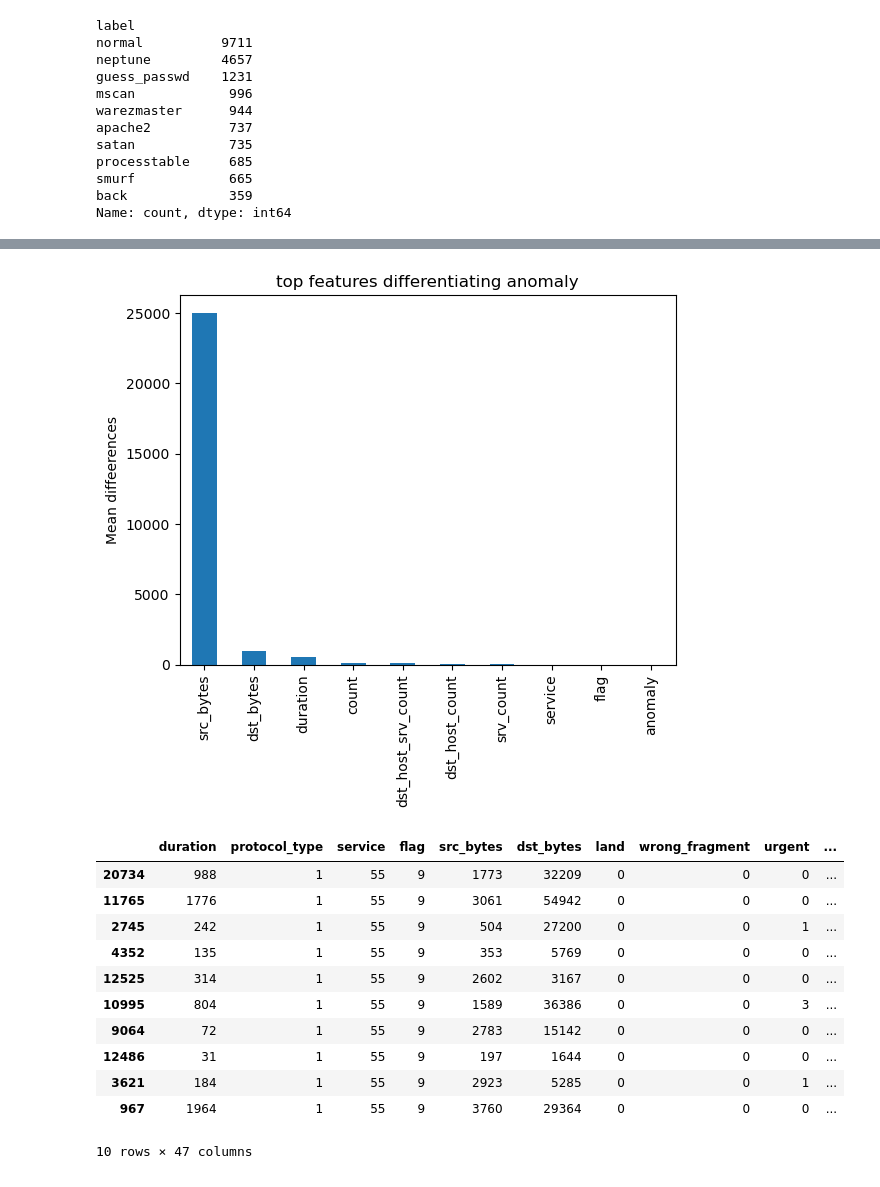
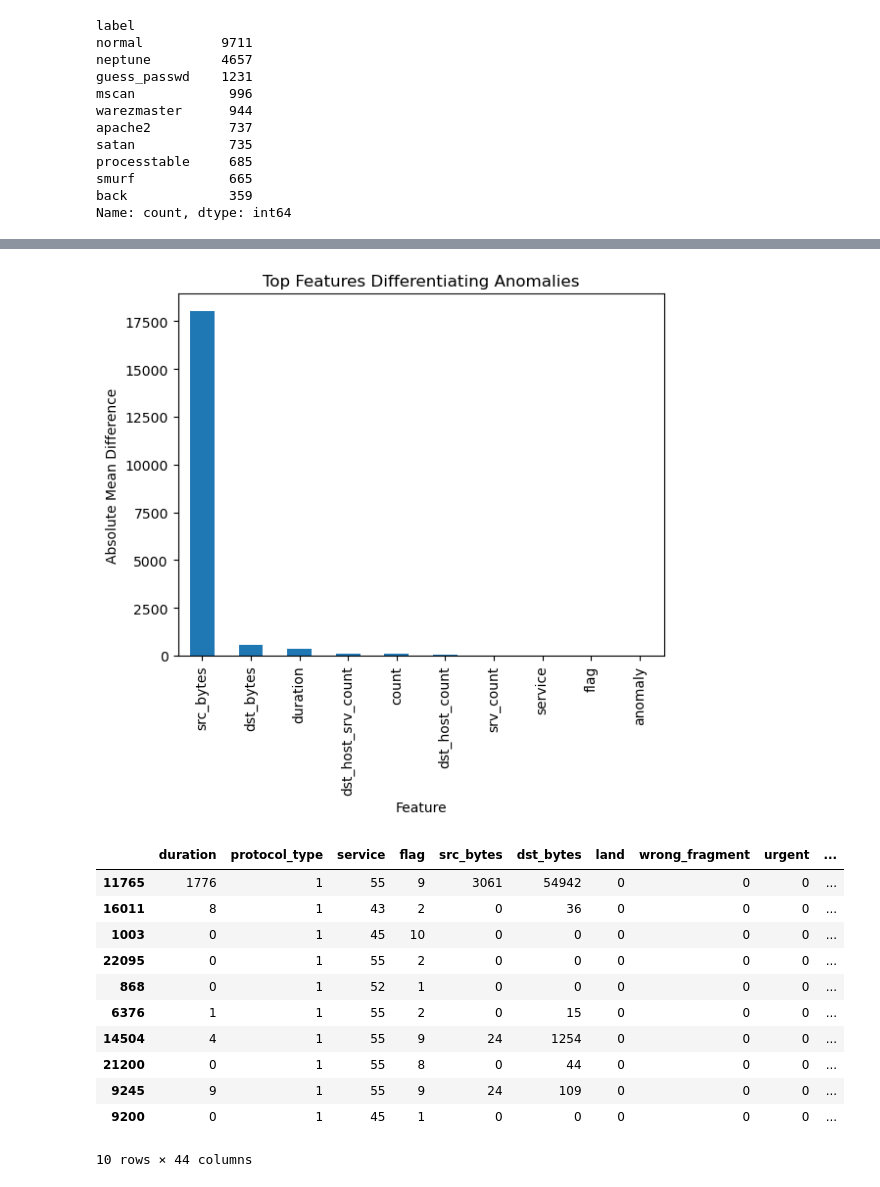
Before and after one commit to Jenish045/network-anomaly-detection, a Jupyter notebook: notebooks/03_isolation_forest.ipynb, the cells around one changed output, grey strips where cells are left out. Drawn from its saved outputs; the diff is of its cells as text; code cells hidden in the pictures.

```diff
--- a/notebooks/03_isolation_forest.ipynb
+++ b/notebooks/03_isolation_forest.ipynb
@@ -86,10 +70,2 @@ joblib.dump(model, "../results/isolation_forest_model.pkl")
-# %%
-test_data["attack"] = test_data["label"].apply(
-    lambda x: 0 if x == "normal" else 1
-)
-# %%
-test_data["predicted_attack"] = (
-    test_data["anomaly"].apply(lambda x: 1 if x == -1 else 0)
-)
 # %%
 from sklearn.metrics import confusion_matrix
@@ -165,7 +147,4 @@ weighted avg       0.40      0.52      0.38    125973
 # Isolation Forest performs significantly better than DBSCAN on the NSL-KDD dataset
 # because tree-based isolation methods handle high-dimensional data more effectively
 # than density-based clustering algorithms.
-# %%
-scores = model.decision_function(x_test.values)
-test_data["anomaly_score"] = scores
 # %%
@@ -326,9 +361,12 @@ plt.show()
 # %%
-numeric_data = test_data.select_dtypes(include = ["int64","float64"])
+if test_data["anomaly"].nunique() < 2:
+    print("Cannot compute feature differences (only one class present)")
+else:
+    numeric_data = test_data.select_dtypes(include=["int64", "float64"])
 
-normal = numeric_data[test_data["anomaly"] == 1]
-anomaly = numeric_data[test_data["anomaly"] == -1]
+    normal = numeric_data[test_data["anomaly"] == 0]
+    anomaly = numeric_data[test_data["anomaly"] == 1]
 
-diff = (anomaly.mean() - normal.mean()).abs().sort_values(ascending = False)
-diff.head(10)
+    diff = (anomaly.mean() - normal.mean()).abs().sort_values(ascending=False)
+    diff.head(10).plot(kind='bar')
 # %% [output]
@@ -346,23 +374,24 @@ dtype: float64
 # %%
-diff.head(10).plot(kind = 'bar')
+diff.head(10).plot(kind='bar')
 
-plt.title("top features differentiating anomaly")
-plt.ylabel("Mean diffeerences")
+plt.title("Top Features Differentiating Anomalies")
+plt.ylabel("Absolute Mean Difference")
+plt.xlabel("Feature")
 plt.show()
 # %% [output]
-[figure, old version]
+[figure, new version]
 # %%
-test_data.sort_values("anomaly_score").head(10)
+test_data.sort_values("anomaly_score", ascending=False).head(10)
 # %% [output]
 |  | duration | protocol_type | service | flag | src_bytes | dst_bytes | land | wrong_fragment | urgent | ... |
-| 20734 | 988 | 1 | 55 | 9 | 1773 | 32209 | 0 | 0 | 0 | ... |
 | 11765 | 1776 | 1 | 55 | 9 | 3061 | 54942 | 0 | 0 | 0 | ... |
-| 2745 | 242 | 1 | 55 | 9 | 504 | 27200 | 0 | 0 | 1 | ... |
-| 4352 | 135 | 1 | 55 | 9 | 353 | 5769 | 0 | 0 | 0 | ... |
-| 12525 | 314 | 1 | 55 | 9 | 2602 | 3167 | 0 | 0 | 0 | ... |
-| 10995 | 804 | 1 | 55 | 9 | 1589 | 36386 | 0 | 0 | 3 | ... |
-| 9064 | 72 | 1 | 55 | 9 | 2783 | 15142 | 0 | 0 | 0 | ... |
-| 12486 | 31 | 1 | 55 | 9 | 197 | 1644 | 0 | 0 | 0 | ... |
-| 3621 | 184 | 1 | 55 | 9 | 2923 | 5285 | 0 | 0 | 1 | ... |
-| 967 | 1964 | 1 | 55 | 9 | 3760 | 29364 | 0 | 0 | 0 | ... |
+| 16011 | 8 | 1 | 43 | 2 | 0 | 36 | 0 | 0 | 0 | ... |
+| 1003 | 0 | 1 | 45 | 10 | 0 | 0 | 0 | 0 | 0 | ... |
+| 22095 | 0 | 1 | 55 | 2 | 0 | 0 | 0 | 0 | 0 | ... |
+| 868 | 0 | 1 | 52 | 1 | 0 | 0 | 0 | 0 | 0 | ... |
+| 6376 | 1 | 1 | 55 | 2 | 0 | 15 | 0 | 0 | 0 | ... |
+| 14504 | 4 | 1 | 55 | 9 | 24 | 1254 | 0 | 0 | 0 | ... |
+| 21200 | 0 | 1 | 55 | 8 | 0 | 44 | 0 | 0 | 0 | ... |
+| 9245 | 9 | 1 | 55 | 9 | 24 | 109 | 0 | 0 | 0 | ... |
+| 9200 | 0 | 1 | 45 | 1 | 0 | 0 | 0 | 0 | 0 | ... |
-10 rows × 47 columns
+10 rows × 44 columns
```
Also changed, not shown: parts of 31 cells of this notebook, 10 other files.
